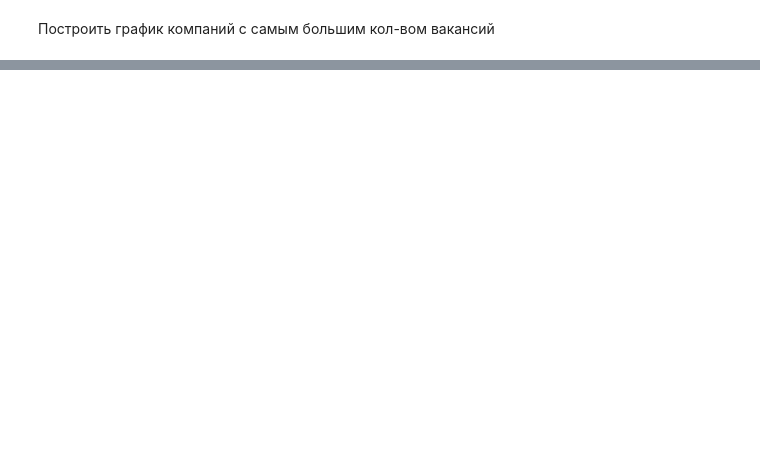
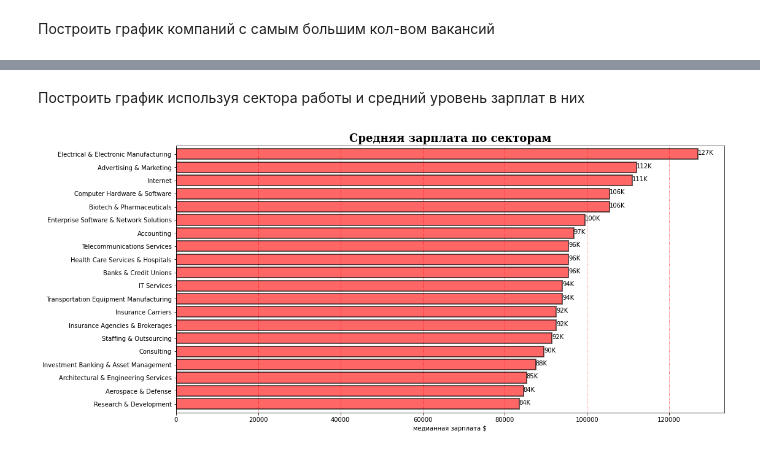
Before and after one commit to vzorspb/DE_Sprint, a Jupyter notebook: Task_1_6.ipynb, the cells around one changed output, grey strips where cells are left out. Drawn from its saved outputs; the diff is of its cells as text; code cells hidden in the pictures; blank space fills up the shorter version.

```diff
--- a/Task_1_6.ipynb
+++ b/Task_1_6.ipynb
@@ -42,0 +139,23 @@ plt.show()
+# %% [markdown]
+Построить график используя сектора работы и средний уровень зарплат в них
+# %%
+import matplotlib.pyplot as plt
+list=industry_list.head(20).sort_values(('Salary Estimate','median'))
+ax = list.plot.barh(x=('Industry',''),y=('Salary Estimate','median'),color='red',figsize=(16,8),edgecolor="k", linewidth=2, alpha=0.6, width=0.8)
+ax.legend().set_visible(False)
+x_offset = 0.3
+y_offset = -0.45
+for p in ax.patches:
+    b = p.get_bbox()
+    val = "{:.0f}".format((b.x1 + b.x0)/1000)+'K'
+    ax.annotate(val, (( b.x1) + x_offset, b.y1 + y_offset))
+
+plt.title('Средняя зарплата по секторам',fontdict={'fontsize':18, 'fontfamily':'serif', 'fontweight':'bold'})
+plt.ylabel('')
+ax.set_axisbelow(True)
+ax.grid(axis='x')
+ax.xaxis.grid(color='r',linestyle='dotted',)
+plt.xlabel('медианная зарплата $')
+plt.show()
+# %% [output]
+[figure, added]
```
Also changed, not shown: parts of 10 cells of this notebook.
